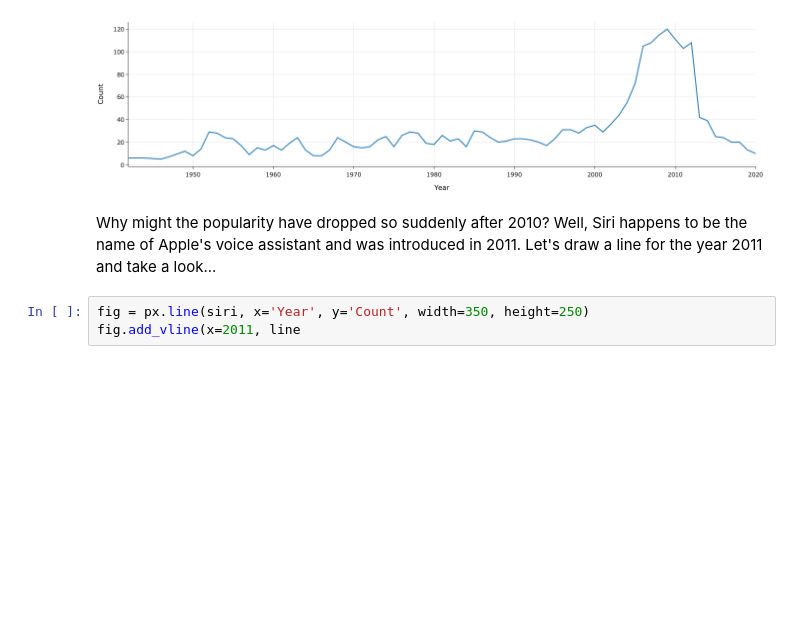
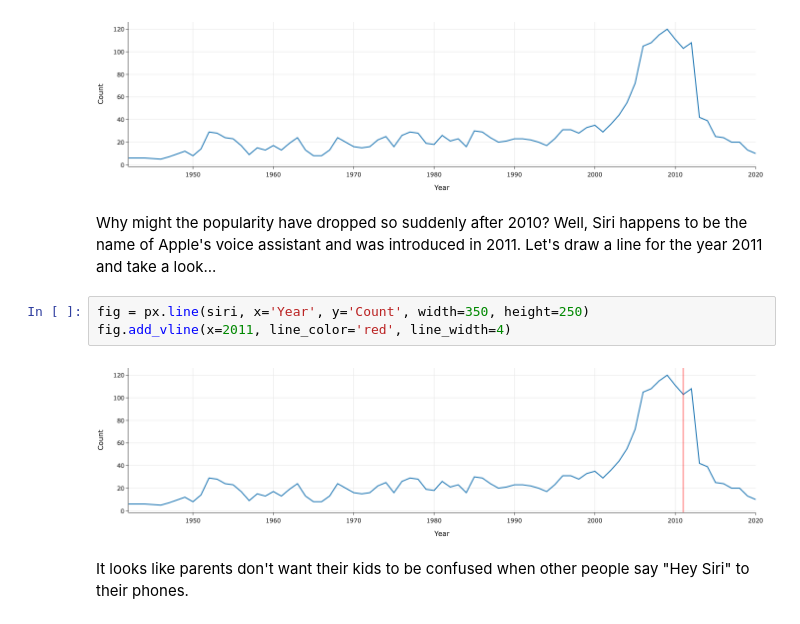
Before and after one commit to shirleytemples/data_science_techniques, a Jupyter notebook: Desktop/Data100/sql_subsetting.ipynb, the cells around one changed output. Drawn from its saved outputs; the diff is of its cells as text; blank space fills up the shorter version.

```diff
--- a/Desktop/Data100/sql_subsetting.ipynb
+++ b/Desktop/Data100/sql_subsetting.ipynb
@@ -447,4 +447,9 @@ name of Apple's voice assistant and was introduced in 2011.
 Let's draw a line for the year 2011 and take a look...
 # %%
 fig = px.line(siri, x='Year', y='Count', width=350, height=250)
-fig.add_vline(x=2011, line
+fig.add_vline(x=2011, line_color='red', line_width=4)
+# %% [output]
+[figure, added]
+# %% [markdown]
+It looks like parents don't want their kids to be confused when other
+people say "Hey Siri" to their phones.
```
Also changed, not shown: parts of 1 cell of this notebook.
